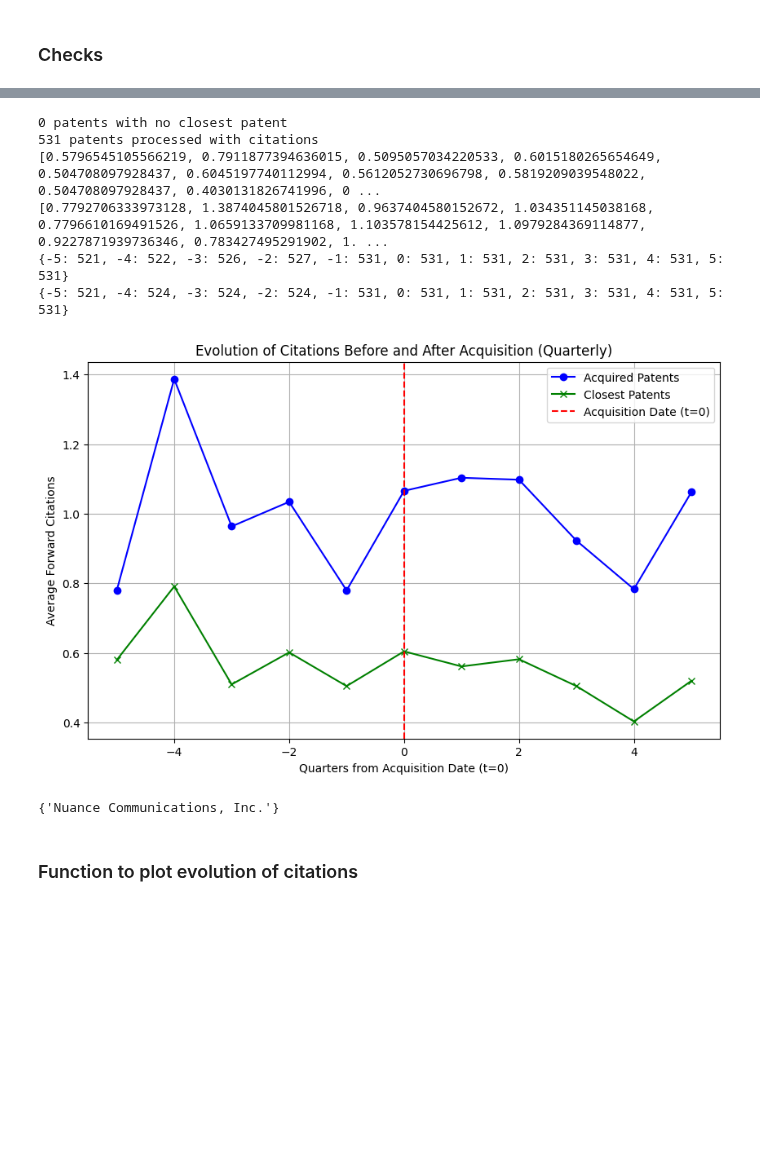
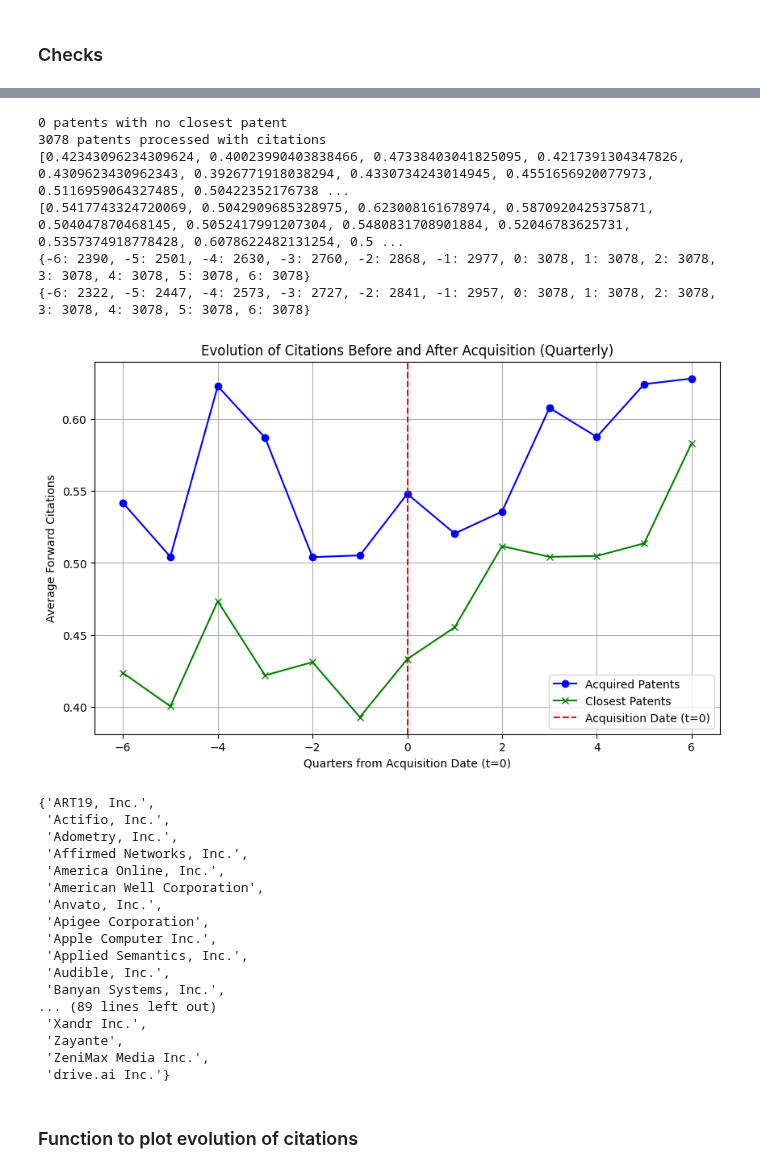
Before and after one commit to amusali/bert_for_patents, a Jupyter notebook: 05 Analysis/01 Main/Comparison of forward citations.ipynb, the cells around one changed output, grey strips where cells are left out. Cells and saved outputs as stored; diff of their text form; code cells hidden in the pictures; blank space fills up the shorter version.

```diff
--- a/05 Analysis/01 Main/Comparison of forward citations.ipynb
+++ b/05 Analysis/01 Main/Comparison of forward citations.ipynb
@@ -26,17 +39,33 @@ for patent in patents:
 # %%
 import random
-list_patents = [p for p in patents if p.assignee_organization == 'Nuance Communications, Inc.' and p.forward_citations > -10]
+#list_patents = [p for p in patents if p.assignee_organization == 'Nuance Communications, Inc.' and p.forward_citations > -10]
 
-plot_citation_evolution_adjustable(list_patents, upper_lower_bound=5, implied_days=91, threshold=15, cs_threshold=0, citation_threshold=5)
+plot_citation_evolution_adjustable(patents, upper_lower_bound=6, implied_days=91, threshold=0, cs_threshold=0, citation_threshold=0)
 # %% [output]
 0 patents with no closest patent
-531 patents processed with citations
-[0.5796545105566219, 0.7911877394636015, 0.5095057034220533, 0.6015180265654649, 0.504708097928437, 0.6045197740112994, 0.5612052730696798, 0.5819209039548022, 0.504708097928437, 0.4030131826741996, 0 ...
-[0.7792706333973128, 1.3874045801526718, 0.9637404580152672, 1.034351145038168, 0.7796610169491526, 1.0659133709981168, 1.103578154425612, 1.0979284369114877, 0.9227871939736346, 0.783427495291902, 1. ...
-{-5: 521, -4: 522, -3: 526, -2: 527, -1: 531, 0: 531, 1: 531, 2: 531, 3: 531, 4: 531, 5: 531}
-{-5: 521, -4: 524, -3: 524, -2: 524, -1: 531, 0: 531, 1: 531, 2: 531, 3: 531, 4: 531, 5: 531}
+3078 patents processed with citations
+[0.42343096234309624, 0.40023990403838466, 0.47338403041825095, 0.4217391304347826, 0.4309623430962343, 0.3926771918038294, 0.4330734243014945, 0.4551656920077973, 0.5116959064327485, 0.50422352176738 ...
+[0.5417743324720069, 0.5042909685328975, 0.623008161678974, 0.5870920425375871, 0.504047870468145, 0.5052417991207304, 0.5480831708901884, 0.52046783625731, 0.5357374918778428, 0.6078622482131254, 0.5 ...
+{-6: 2390, -5: 2501, -4: 2630, -3: 2760, -2: 2868, -1: 2977, 0: 3078, 1: 3078, 2: 3078, 3: 3078, 4: 3078, 5: 3078, 6: 3078}
+{-6: 2322, -5: 2447, -4: 2573, -3: 2727, -2: 2841, -1: 2957, 0: 3078, 1: 3078, 2: 3078, 3: 3078, 4: 3078, 5: 3078, 6: 3078}
-[figure, old version]
+[figure, new version]
-{'Nuance Communications, Inc.'}
+{'ART19, Inc.',
+ 'Actifio, Inc.',
+ 'Adometry, Inc.',
+ 'Affirmed Networks, Inc.',
+ 'America Online, Inc.',
+ 'American Well Corporation',
+ 'Anvato, Inc.',
+ 'Apigee Corporation',
+ 'Apple Computer Inc.',
+ 'Applied Semantics, Inc.',
+ 'Audible, Inc.',
+ 'Banyan Systems, Inc.',
+... (89 lines left out)
+ 'Xandr Inc.',
+ 'Zayante',
+ 'ZeniMax Media Inc.',
+ 'drive.ai Inc.'}
 # %% [markdown]
 ### Function to plot evolution of citations
 # %%
```
Also changed, not shown: parts of 11 cells of this notebook, 16 other files.
